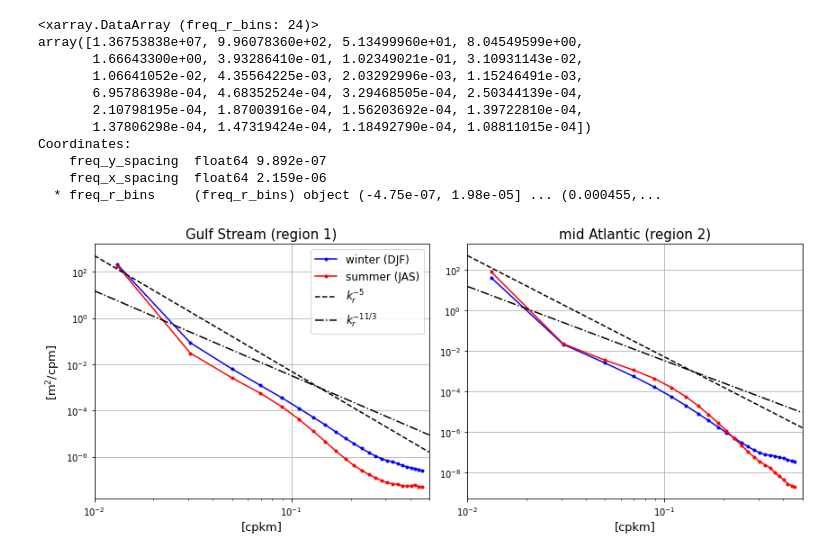
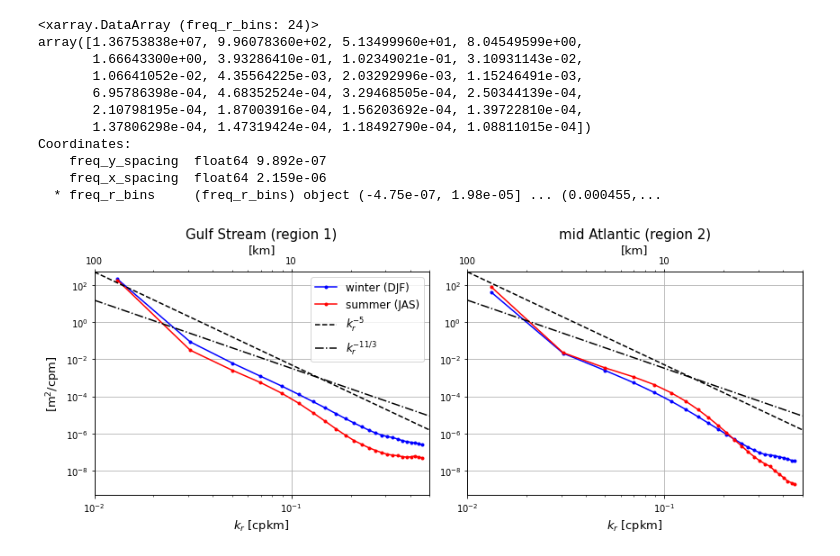
Before and after one commit to roxyboy/SWOT-AdAC-ocean-model-intercomparison, a Jupyter notebook: sea_surface_variability/notebooks/eNATL60-MEOM-regions01-and-02.ipynb, the cells around one changed output. Cells and saved outputs as stored; diff of their text form; code cells hidden in the pictures.

Commit message:
more info on the figure

```diff
--- a/sea_surface_variability/notebooks/eNATL60-MEOM-regions01-and-02.ipynb
+++ b/sea_surface_variability/notebooks/eNATL60-MEOM-regions01-and-02.ipynb
@@ -506,35 +506,50 @@ Coordinates:
 # %%
 fig, (ax1,ax2) = plt.subplots(figsize=(12,5), nrows=1, ncols=2)
 fig.set_tight_layout(True)
+ax3 = ax1.twiny()
+ax4 = ax2.twiny()
 
 ax1.plot(KGS*1e3, KGS*isoF_DJFGSh, 'b.-', label=r'winter (DJF)')
 ax1.plot(KGS*1e3, KGS*isoF_JASGSh, 'r.-', label=r'summer (JAS)')
 ax2.plot(KmidA*1e3, KmidA*isoF_DJFmidAh, 'b.-', label=r'winter')
 ax2.plot(KmidA*1e3, KmidA*isoF_JASmidAh, 'r.-', label=r'summer')
 
 ax1.plot(np.linspace(1e-2,5e-1,10), 5e-23*(1e-3*np.linspace(1e-2,5e-1,10))**(-5),
          'k--', label=r"$k_r^{-5}$")
 ax1.plot(np.linspace(1e-2,5e-1,10), 7e-18*(1e-3*np.linspace(1e-2,5e-1,10))**(-11/3),
          'k-.', label=r"$k_r^{-11/3}$")
 ax2.plot(np.linspace(1e-2,5e-1,10), 5e-23*(1e-3*np.linspace(1e-2,5e-1,10))**(-5), 'k--')
 ax2.plot(np.linspace(1e-2,5e-1,10), 7e-18*(1e-3*np.linspace(1e-2,5e-1,10))**(-11/3), 'k-.')
 
 ax1.set_xscale('log')
 ax1.set_yscale('log')
 ax1.set_xlim([1e-2,5e-1])
-ax1.set_xlabel(r"[cpkm]", fontsize=13)
+ax1.set_ylim([5e-10,5e2])
+ax1.set_xlabel(r"$k_r$ [cpkm]", fontsize=13)
 ax1.set_ylabel(r"[m$^2$/cpm]", fontsize=13)
 ax2.set_xscale('log')
 ax2.set_yscale('log')
 ax2.set_xlim([1e-2,5e-1])
-ax2.set_xlabel(r"[cpkm]", fontsize=13)
+ax2.set_ylim([5e-10,5e2])
+ax2.set_xlabel(r"$k_r$ [cpkm]", fontsize=13)
+
+ax3.set_xscale('log')
+ax4.set_xscale('log')
+ax3.set_xlim([1e-2,5e-1])
+ax4.set_xlim([1e-2,5e-1])
+ax3.set_xticks([1e-2,1e-1])
+ax4.set_xticks([1e-2,1e-1])
+ax3.set_xticklabels([int(100),int(10)])
+ax4.set_xticklabels([int(100),int(10)])
+ax3.set_xlabel(r"[km]", fontsize=13)
+ax4.set_xlabel(r"[km]", fontsize=13)
 
 ax1.legend(loc='upper right', fontsize=12)
 
 ax1.set_title(r"Gulf Stream (region 1)", fontsize=15)
 ax2.set_title(r"mid Atlantic (region 2)", fontsize=15)
 
 ax1.grid(True)
 ax2.grid(True)
 # %% [output]
-[figure, old version]
+[figure, new version]
```
